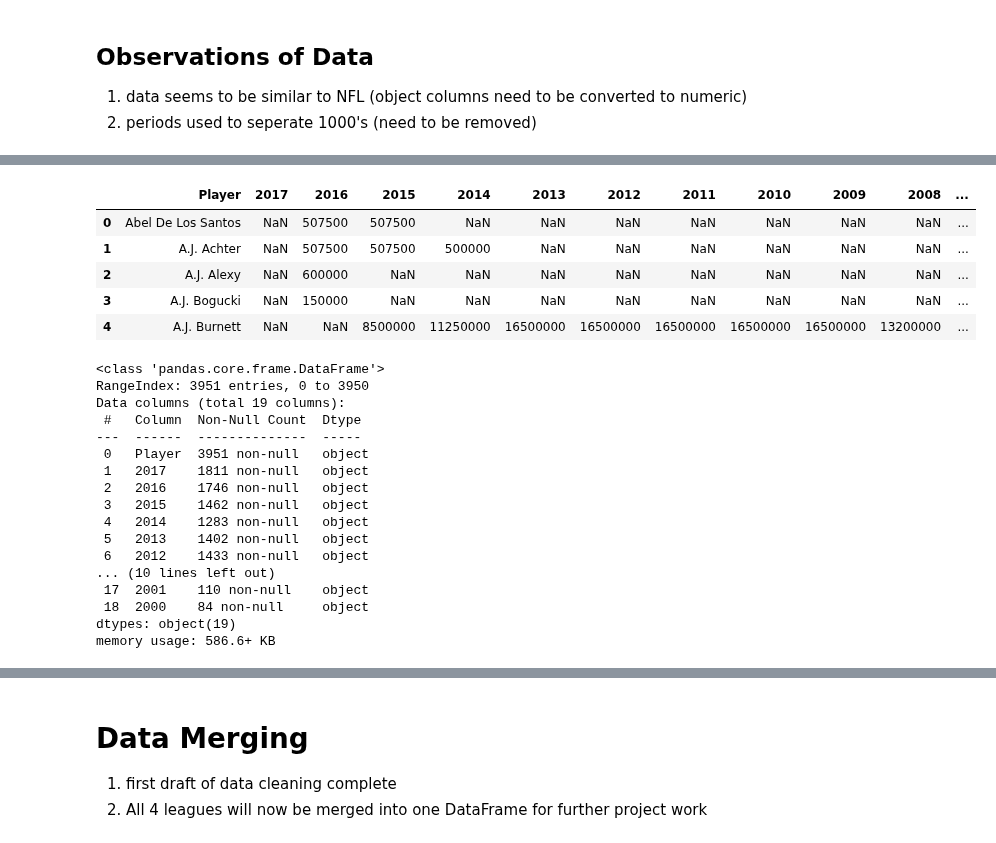
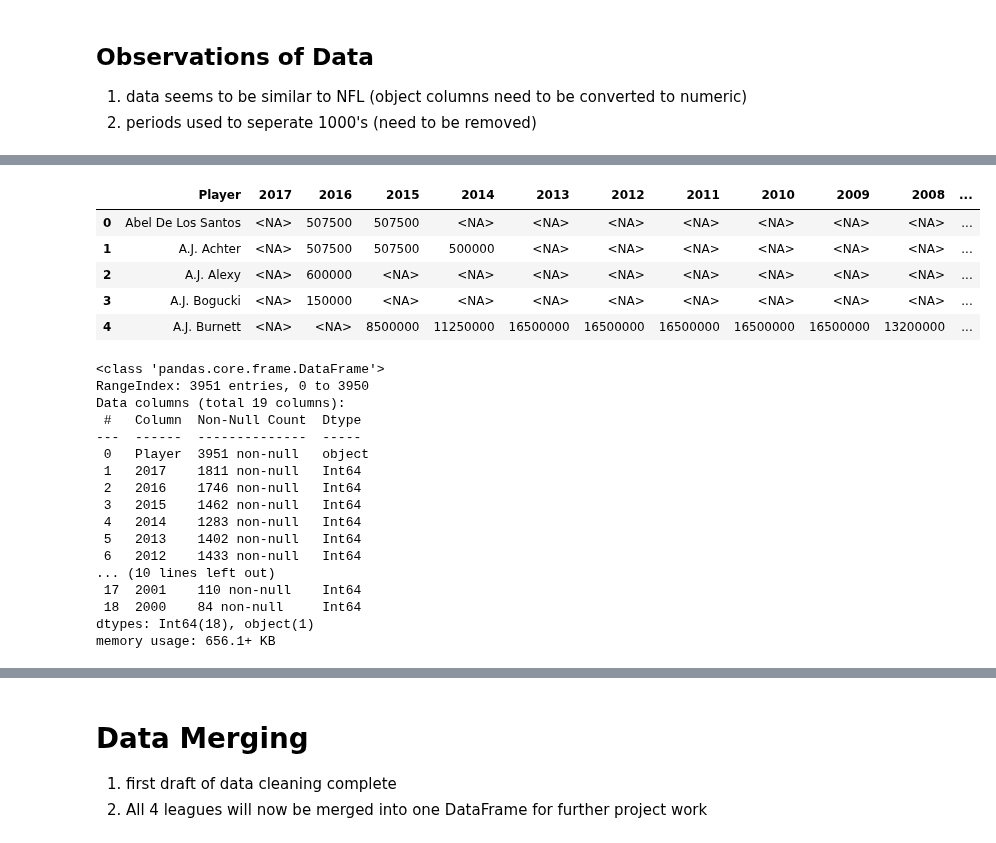
Before and after one commit to JP-Butler/Pro_Sports_Salary_Analysis, a Jupyter notebook: cookiecutter_structure/notebooks/data_cleaning.ipynb, the cells around one changed output, grey strips where cells are left out. Drawn from its saved outputs; the diff is of its cells as text; code cells hidden in the pictures.

Commit message:
"adding data cleaning revisions, proper period removal, data type conversions, melted df conversions remaining"

```diff
--- a/cookiecutter_structure/notebooks/data_cleaning.ipynb
+++ b/cookiecutter_structure/notebooks/data_cleaning.ipynb
@@ -560,3 +589,18 @@ Data columns (total 19 columns):
  18  2000    84 non-null     object
 dtypes: object(19)
 memory usage: 586.6+ KB
+# %%
+# Define numeric columns to apply function to
+num_columns = mlb_df.columns.difference(['Player'])
+
+# Define a function to remove the first two periods
+def remove_periods(value):
+    if isinstance(value, str):  # Check if value is a string
+        return value.replace('.', '', 2)
+    elif pd.notnull(value):  # Check if value is not null
+        return str(value).replace('.', '', 2)  # Convert numeric value to string and remove periods
+    else:
+        return value  # Return value as is if it's null
+
+# Apply the function to all specified columns
+mlb_df[num_columns] = mlb_df[num_columns].applymap(remove_periods)
@@ -562,0 +616,13 @@ memory usage: 586.6+ KB
+# %%
+# Fucntion to convert Year columns to numeric
+def convert_to_numeric(col):
+    if col.name != "Player":
+        return pd.to_numeric(col, errors='coerce')
+    else:
+        return col
+
+# Apply the function to all salary columns
+mlb_df = mlb_df.apply(convert_to_numeric)
+
+# Check data types
+mlb_df.info()
@@ -564,10 +672,3 @@ memory usage: 586.6+ KB
 ## Observations of Data
 1. data seems to be similar to NFL (object columns need to be converted to numeric)
 2. periods used to seperate 1000's (need to be removed)
-# %%
-
-# Apply the Pre-Defined "remove_periods" function to all columns except 'Player' and 'League'
-mlb_df.loc[:, mlb_df.columns.difference(['Player'])] = mlb_df.loc[:, mlb_df.columns.difference(['Player'])].applymap(remove_periods)
-
-# Verify DF was modified correctly
-mlb_df.head()
@@ -581,21 +675,18 @@ mlb_df.head()
 # %%
 # Cell to round salary values to whole numbers (Same code as above cleaning, to match format)
 
-# Identify numeric columns (excluding 'Player' column)
-mlb_num_columns = mlb_df.select_dtypes(include=['number']).columns.difference(['Player'])
+# Round and convert only the numeric columns (excluding 'Player' column)
+mlb_df[num_columns] = mlb_df[num_columns].apply(lambda x: round(x).astype('Int64'))
 
-# Round and convert only the numeric columns (excluding 'Player' column)
-mlb_df[mlb_num_columns] = mlb_df[mlb_num_columns].apply(lambda x: round(x).astype('Int64'))
-
-# Display Rounded DataFrame
+# # Display Rounded DataFrame
 mlb_df.head()
 # %% [output]
 |  | Player | 2017 | 2016 | 2015 | 2014 | 2013 | 2012 | 2011 | 2010 | 2009 | 2008 | ... |
-| 0 | Abel De Los Santos | NaN | 507500 | 507500 | NaN | NaN | NaN | NaN | NaN | NaN | NaN | ... |
-| 1 | A.J. Achter | NaN | 507500 | 507500 | 500000 | NaN | NaN | NaN | NaN | NaN | NaN | ... |
-| 2 | A.J. Alexy | NaN | 600000 | NaN | NaN | NaN | NaN | NaN | NaN | NaN | NaN | ... |
-| 3 | A.J. Bogucki | NaN | 150000 | NaN | NaN | NaN | NaN | NaN | NaN | NaN | NaN | ... |
-| 4 | A.J. Burnett | NaN | NaN | 8500000 | 11250000 | 16500000 | 16500000 | 16500000 | 16500000 | 16500000 | 13200000 | ... |
+| 0 | Abel De Los Santos | <NA> | 507500 | 507500 | <NA> | <NA> | <NA> | <NA> | <NA> | <NA> | <NA> | ... |
+| 1 | A.J. Achter | <NA> | 507500 | 507500 | 500000 | <NA> | <NA> | <NA> | <NA> | <NA> | <NA> | ... |
+| 2 | A.J. Alexy | <NA> | 600000 | <NA> | <NA> | <NA> | <NA> | <NA> | <NA> | <NA> | <NA> | ... |
+| 3 | A.J. Bogucki | <NA> | 150000 | <NA> | <NA> | <NA> | <NA> | <NA> | <NA> | <NA> | <NA> | ... |
+| 4 | A.J. Burnett | <NA> | <NA> | 8500000 | 11250000 | 16500000 | 16500000 | 16500000 | 16500000 | 16500000 | 13200000 | ... |
 # %%
 # review of data
 mlb_df.info()
@@ -606,14 +697,14 @@ Data columns (total 19 columns):
  #   Column  Non-Null Count  Dtype
 ---  ------  --------------  -----
  0   Player  3951 non-null   object
- 1   2017    1811 non-null   object
- 2   2016    1746 non-null   object
- 3   2015    1462 non-null   object
- 4   2014    1283 non-null   object
- 5   2013    1402 non-null   object
- 6   2012    1433 non-null   object
+ 1   2017    1811 non-null   Int64
+ 2   2016    1746 non-null   Int64
+ 3   2015    1462 non-null   Int64
+ 4   2014    1283 non-null   Int64
+ 5   2013    1402 non-null   Int64
+ 6   2012    1433 non-null   Int64
 ... (10 lines left out)
- 17  2001    110 non-null    object
- 18  2000    84 non-null     object
-dtypes: object(19)
-memory usage: 586.6+ KB
+ 17  2001    110 non-null    Int64
+ 18  2000    84 non-null     Int64
+dtypes: Int64(18), object(1)
+memory usage: 656.1+ KB
```
Also changed, not shown: parts of 24 cells of this notebook.
